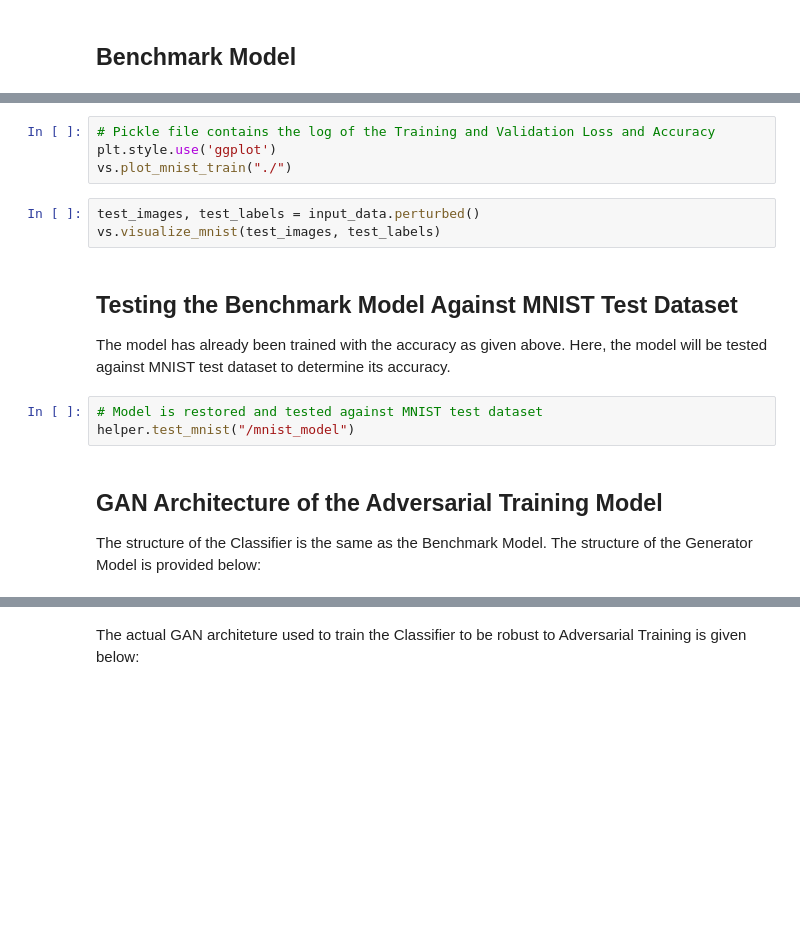
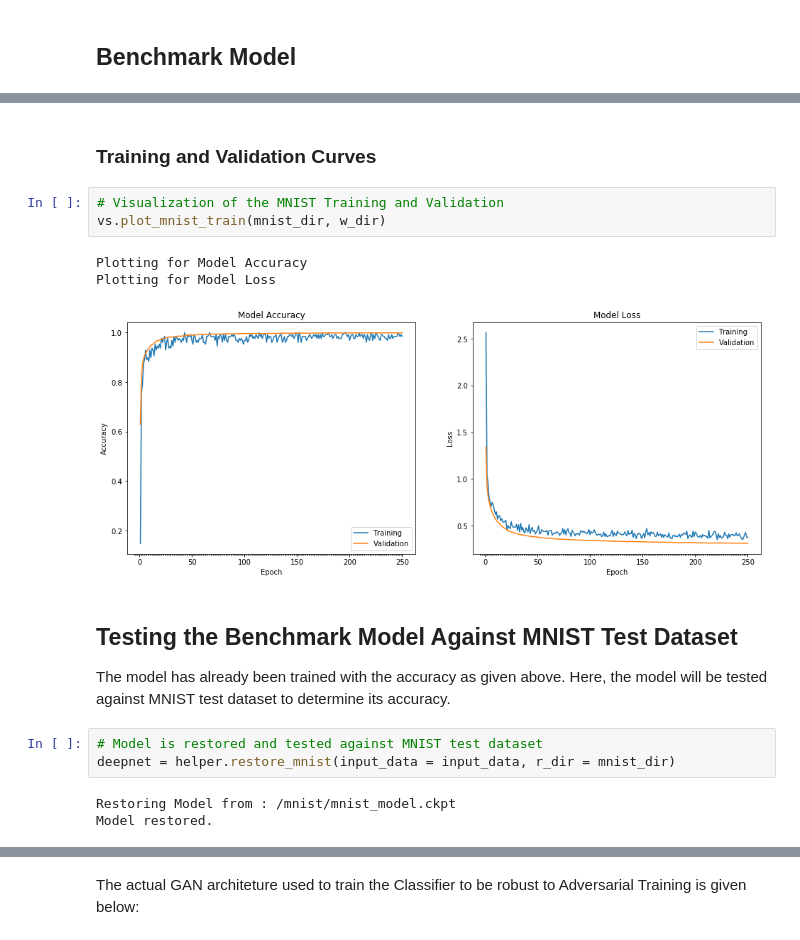
Before and after one commit to pritywiz/RobustClassifier, a Jupyter notebook: WGAN_Robust_Classifier.ipynb, the cells around one changed output, grey strips where cells are left out. Saved outputs shown, nothing was run; the diff lists cells and outputs as text; blank space fills up the shorter version.

```diff
--- a/WGAN_Robust_Classifier.ipynb
+++ b/WGAN_Robust_Classifier.ipynb
@@ -56,18 +111,19 @@ The MNIST dataset from Tensorflow Tuturial is normailized in the range of 0 to 1
 The structure of the Benchmark Model is shown above in the figure. This has already been trained using the MNIST training dataset. The training loss and accuracy and validation loss and accuracy can be visualized by the plot below:
+# %% [markdown]
+### Training and Validation Curves
 # %%
-# Pickle file contains the log of the Training and Validation Loss and Accuracy
-plt.style.use('ggplot')
-vs.plot_mnist_train("./")
+# Visualization of the MNIST Training and Validation
+vs.plot_mnist_train(mnist_dir, w_dir)
+# %% [output]
+Plotting for Model Accuracy
+Plotting for Model Loss
+[figure, added]
-# %%
-test_images, test_labels = input_data.perturbed()
-vs.visualize_mnist(test_images, test_labels)
 # %% [markdown]
 ## Testing the Benchmark Model Against MNIST Test Dataset
 The model has already been trained with the accuracy as given above. Here, the model will be tested against MNIST test dataset to determine its accuracy.
 # %%
 # Model is restored and tested against MNIST test dataset
-helper.test_mnist("/mnist_model")
+deepnet = helper.restore_mnist(input_data = input_data, r_dir = mnist_dir)
+# %% [output]
+Restoring Model from : /mnist/mnist_model.ckpt
+Model restored.
-# %% [markdown]
-## GAN Architecture of the Adversarial Training Model
-
-The structure of the Classifier is the same as the Benchmark Model. The structure of the Generator Model is provided below:
```
Also changed, not shown: parts of 72 cells of this notebook, 7 other files.
